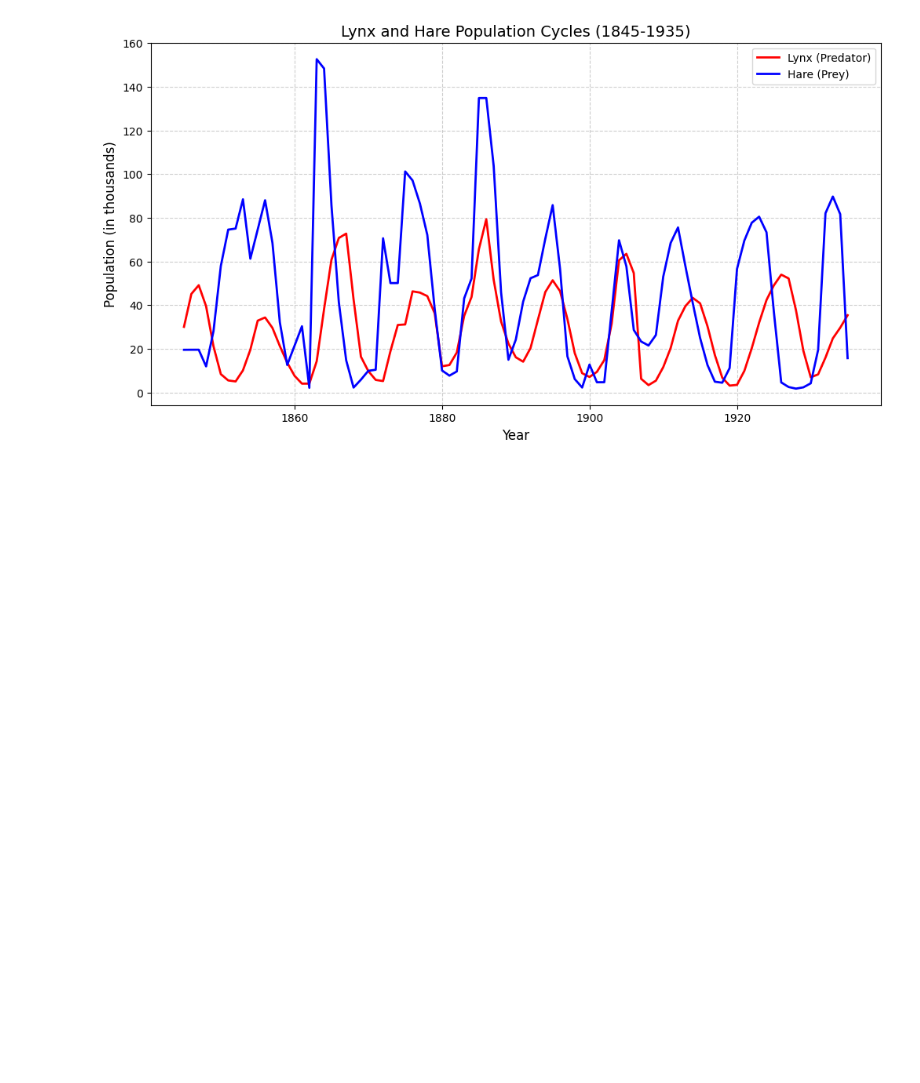
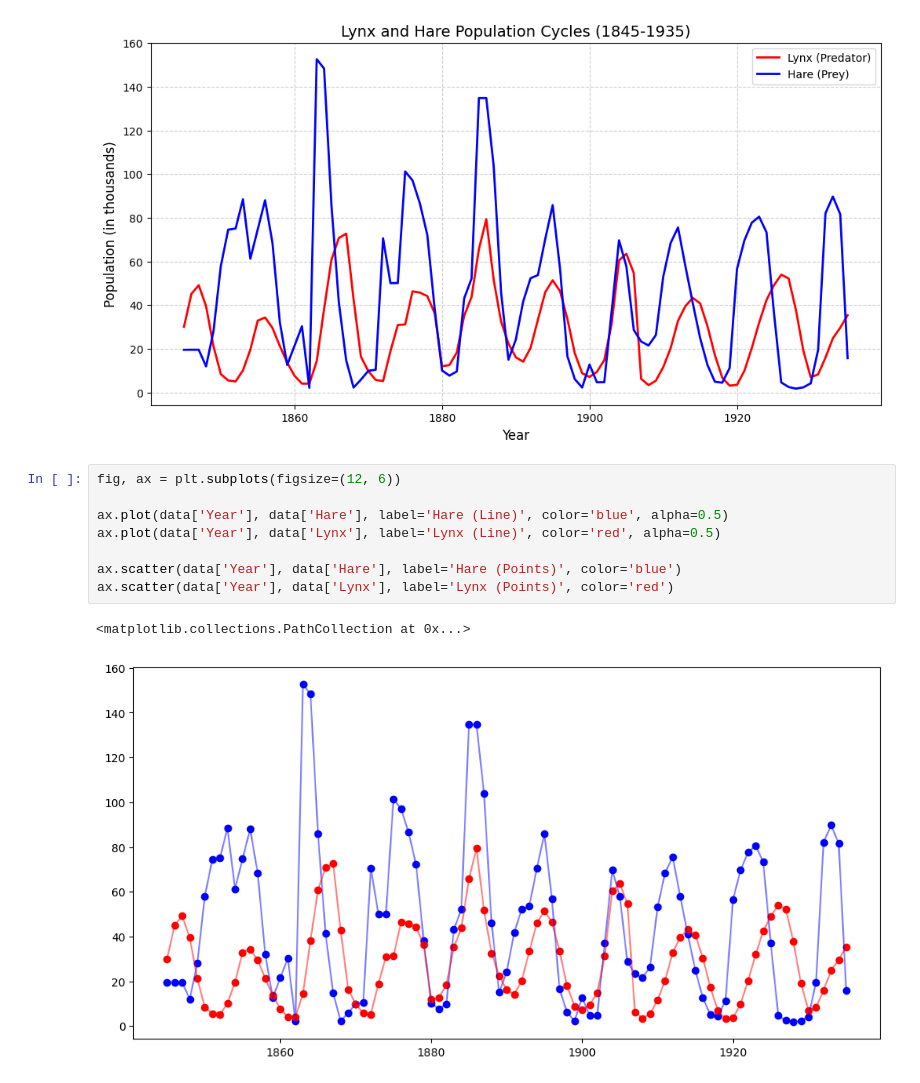
Before and after one commit to phereiitg/modeling-ecological-dynamics, a Jupyter notebook: model.ipynb, the cells around one changed output. Saved outputs shown, nothing was run; the diff lists cells and outputs as text; blank space fills up the shorter version.

```diff
--- a/model.ipynb
+++ b/model.ipynb
@@ -68,3 +70,14 @@ ax.grid(True, linestyle='--', alpha=0.6)
 plt.show()
 # %% [output]
 [figure]
+# %%
+fig, ax = plt.subplots(figsize=(12, 6))
+
+ax.plot(data['Year'], data['Hare'], label='Hare (Line)', color='blue', alpha=0.5)
+ax.plot(data['Year'], data['Lynx'], label='Lynx (Line)', color='red', alpha=0.5)
+
+ax.scatter(data['Year'], data['Hare'], label='Hare (Points)', color='blue')
+ax.scatter(data['Year'], data['Lynx'], label='Lynx (Points)', color='red')
+# %% [output]
+<matplotlib.collections.PathCollection at 0x...>
+[figure, added]
```
Also changed, not shown: parts of 12 cells of this notebook.
